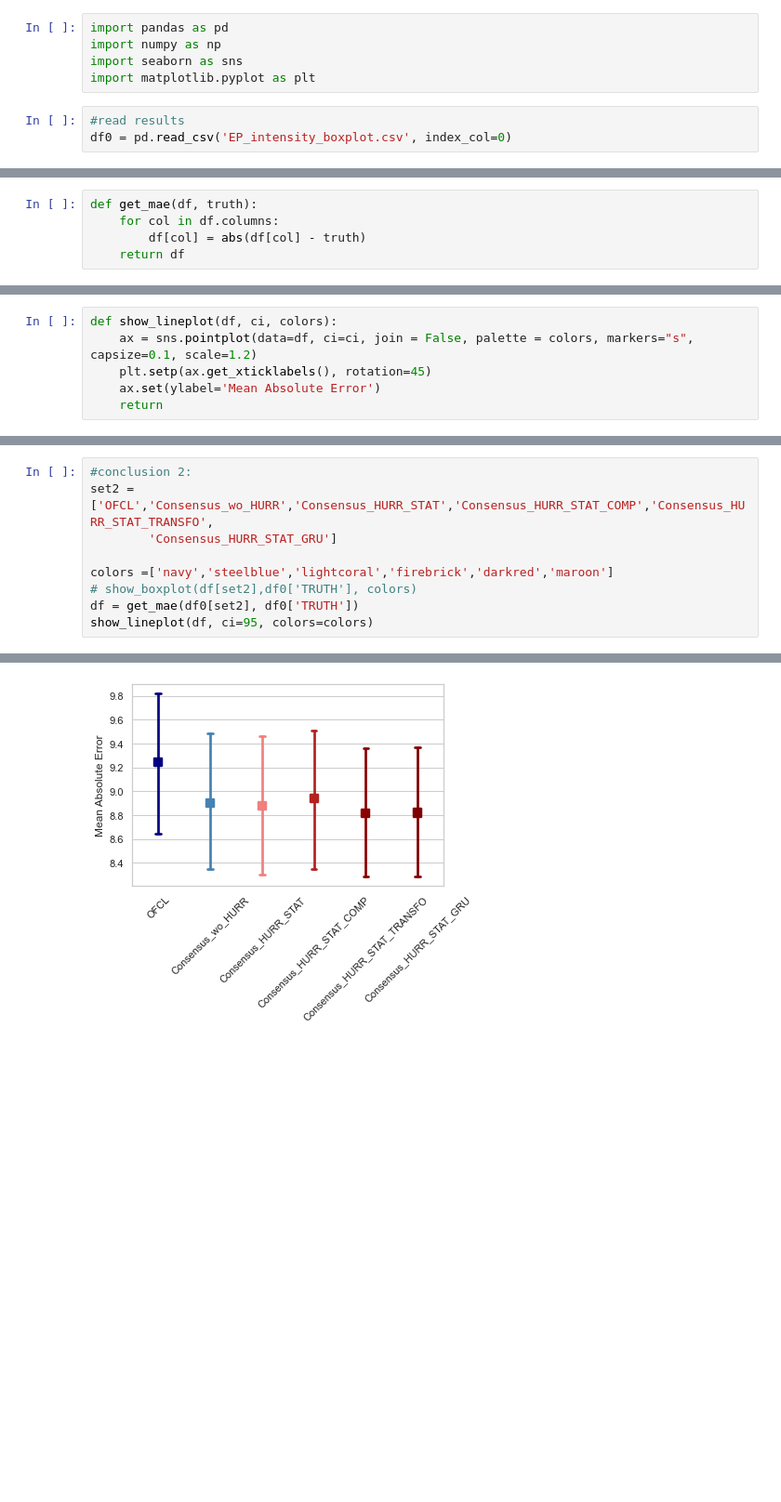
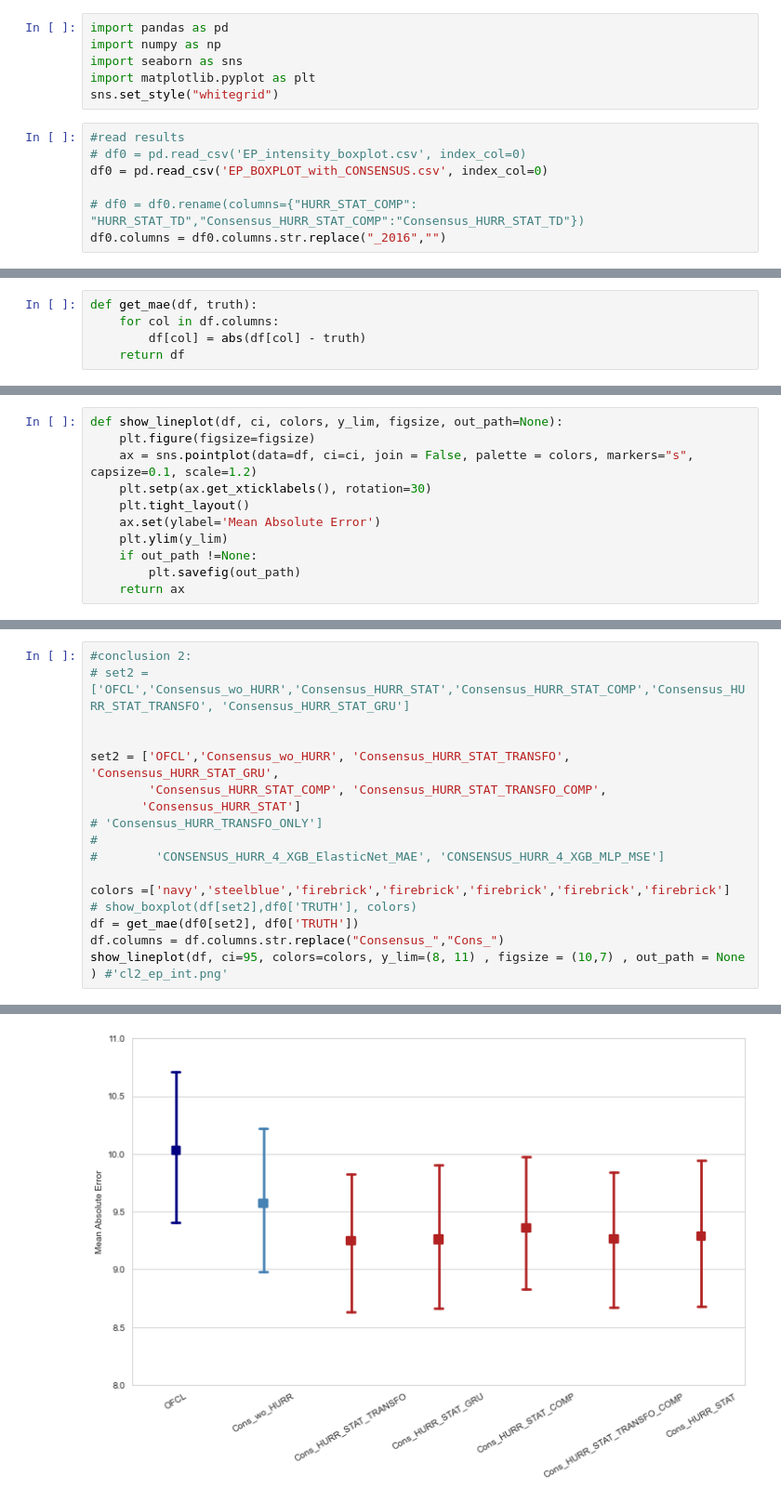
Before and after one commit to leobix/hurricast, a Jupyter notebook: results/result_plots.ipynb, the cells around one changed output, grey strips where cells are left out. Shown: that part at 93% size. Saved outputs shown, nothing was run; the diff lists cells and outputs as text; blank space fills up the shorter version.

```diff
--- a/results/result_plots.ipynb
+++ b/results/result_plots.ipynb
@@ -3,9 +3,14 @@ import pandas as pd
 import numpy as np
 import seaborn as sns
 import matplotlib.pyplot as plt
+sns.set_style("whitegrid")
 # %%
 #read results
-df0 = pd.read_csv('EP_intensity_boxplot.csv', index_col=0)
+# df0 = pd.read_csv('EP_intensity_boxplot.csv', index_col=0)
+df0 = pd.read_csv('EP_BOXPLOT_with_CONSENSUS.csv', index_col=0)
+
+# df0 = df0.rename(columns={"HURR_STAT_COMP": "HURR_STAT_TD","Consensus_HURR_STAT_COMP":"Consensus_HURR_STAT_TD"})
+df0.columns = df0.columns.str.replace("_2016","")
 # %%
 df0.columns
 # %% [output]
@@ -38,11 +49,16 @@ def show_boxplot(df, truth, colors):
     print(df.describe())
     return
 # %%
-def show_lineplot(df, ci, colors):
+def show_lineplot(df, ci, colors, y_lim, figsize, out_path=None):
+    plt.figure(figsize=figsize)
     ax = sns.pointplot(data=df, ci=ci, join = False, palette = colors, markers="s", capsize=0.1, scale=1.2)
-    plt.setp(ax.get_xticklabels(), rotation=45)
+    plt.setp(ax.get_xticklabels(), rotation=30)
+    plt.tight_layout()
     ax.set(ylabel='Mean Absolute Error')
-    return
+    plt.ylim(y_lim)
+    if out_path !=None:
+        plt.savefig(out_path)
+    return ax
 # %%
 # subset to columns: conclusion 1
 set1 = ['HURR_STAT','HURR_STAT_COMP','HURR_STAT_GRU','HURR_STAT_TRANSFO'] #'HURR_TRANSFO_ONLY',
@@ -60,12 +78,20 @@ See the caveats in the documentation: https://pandas.pydata.org/pandas-docs/stab
 # %%
 #conclusion 2:
-set2 = ['OFCL','Consensus_wo_HURR','Consensus_HURR_STAT','Consensus_HURR_STAT_COMP','Consensus_HURR_STAT_TRANSFO',
-        'Consensus_HURR_STAT_GRU']
+# set2 = ['OFCL','Consensus_wo_HURR','Consensus_HURR_STAT','Consensus_HURR_STAT_COMP','Consensus_HURR_STAT_TRANSFO', 'Consensus_HURR_STAT_GRU']
 
-colors =['navy','steelblue','lightcoral','firebrick','darkred','maroon']
+
+set2 = ['OFCL','Consensus_wo_HURR', 'Consensus_HURR_STAT_TRANSFO', 'Consensus_HURR_STAT_GRU',
+        'Consensus_HURR_STAT_COMP', 'Consensus_HURR_STAT_TRANSFO_COMP',
+       'Consensus_HURR_STAT']
+# 'Consensus_HURR_TRANSFO_ONLY']
+#
+#        'CONSENSUS_HURR_4_XGB_ElasticNet_MAE', 'CONSENSUS_HURR_4_XGB_MLP_MSE']
+
+colors =['navy','steelblue','firebrick','firebrick','firebrick','firebrick','firebrick']
 # show_boxplot(df[set2],df0['TRUTH'], colors)
 df = get_mae(df0[set2], df0['TRUTH'])
-show_lineplot(df, ci=95, colors=colors)
+df.columns = df.columns.str.replace("Consensus_","Cons_")
+show_lineplot(df, ci=95, colors=colors, y_lim=(8, 11) , figsize = (10,7) , out_path = None ) #'cl2_ep_int.png'
 # %% [output]
 A value is trying to be set on a copy of a slice from a DataFrame.
 Try using .loc[row_indexer,col_indexer] = value instead
@@ -75,4 +102,4 @@ See the caveats in the documentation: https://pandas.pydata.org/pandas-docs/stab
-[figure, old version]
+[figure, new version]
 # %%
 #conclusion 3:
 set3= ['OFCL','FSSE','HWRF','DSHP','SHIP','GFSO',
```
Also changed, not shown: parts of 5 cells of this notebook, 5 other files.
